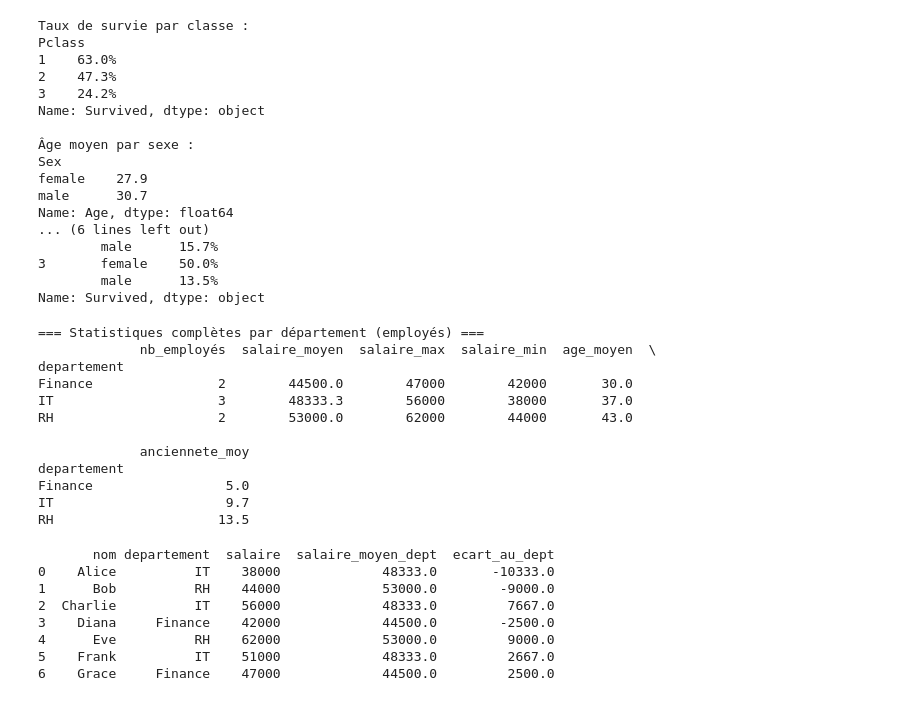
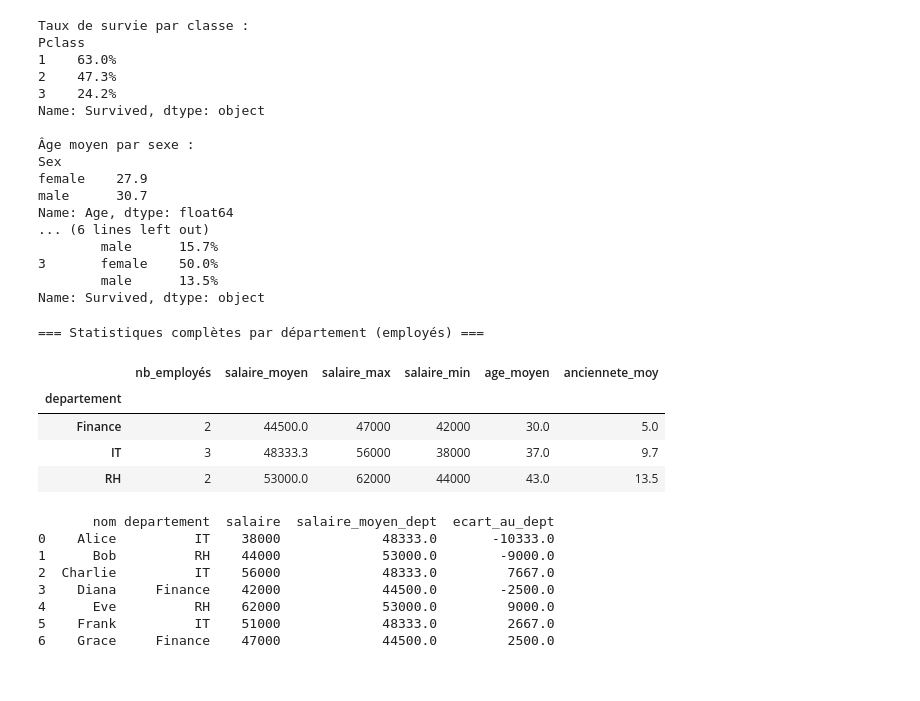
Before and after one commit to abrahamkoloboe27/python-and-data-analysis-growup-ai, a Jupyter notebook: notebooks/cours_pandas.ipynb, the cells around one changed output. Cells and saved outputs as stored; diff of their text form; code cells hidden in the pictures.

```diff
--- a/notebooks/cours_pandas.ipynb
+++ b/notebooks/cours_pandas.ipynb
@@ -1583,28 +1598,22 @@ Name: Survived, dtype: object
 # %%
 # agg() — plusieurs agrégations en une fois
 print("=== Statistiques complètes par département (employés) ===")
 stats_dept = employes.groupby('departement').agg(
     nb_employés    = ('nom', 'count'),
     salaire_moyen  = ('salaire', 'mean'),
     salaire_max    = ('salaire', 'max'),
     salaire_min    = ('salaire', 'min'),
     age_moyen      = ('age', 'mean'),
     anciennete_moy = ('anciennete', 'mean')
 ).round(1)
-print(stats_dept)
+stats_dept
 # %% [output]
 === Statistiques complètes par département (employés) ===
-             nb_employés  salaire_moyen  salaire_max  salaire_min  age_moyen  \
-departement
-Finance                2        44500.0        47000        42000       30.0
-IT                     3        48333.3        56000        38000       37.0
-RH                     2        53000.0        62000        44000       43.0
-
-             anciennete_moy
-departement
-Finance                 5.0
-IT                      9.7
-RH                     13.5
+|  | nb_employés | salaire_moyen | salaire_max | salaire_min | age_moyen | anciennete_moy |
+| departement |  |  |  |  |  |  |
+| Finance | 2 | 44500.0 | 47000 | 42000 | 30.0 | 5.0 |
+| IT | 3 | 48333.3 | 56000 | 38000 | 37.0 | 9.7 |
+| RH | 2 | 53000.0 | 62000 | 44000 | 43.0 | 13.5 |
 # %%
 # transform() — résultat avec même index que le DataFrame original
 employes2 = employes.copy()
```
Also changed, not shown: parts of 11 cells of this notebook.
